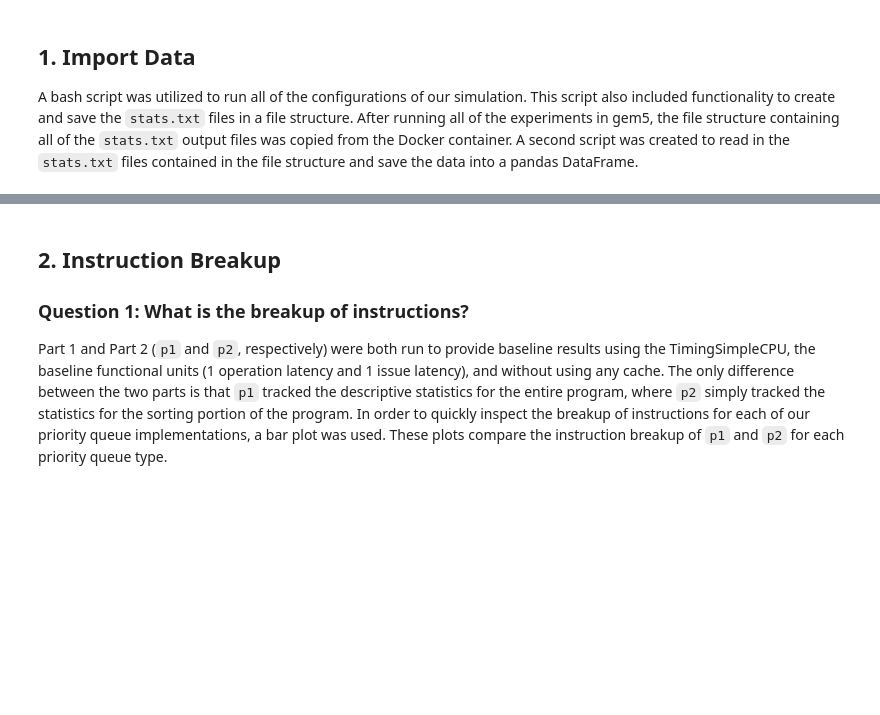
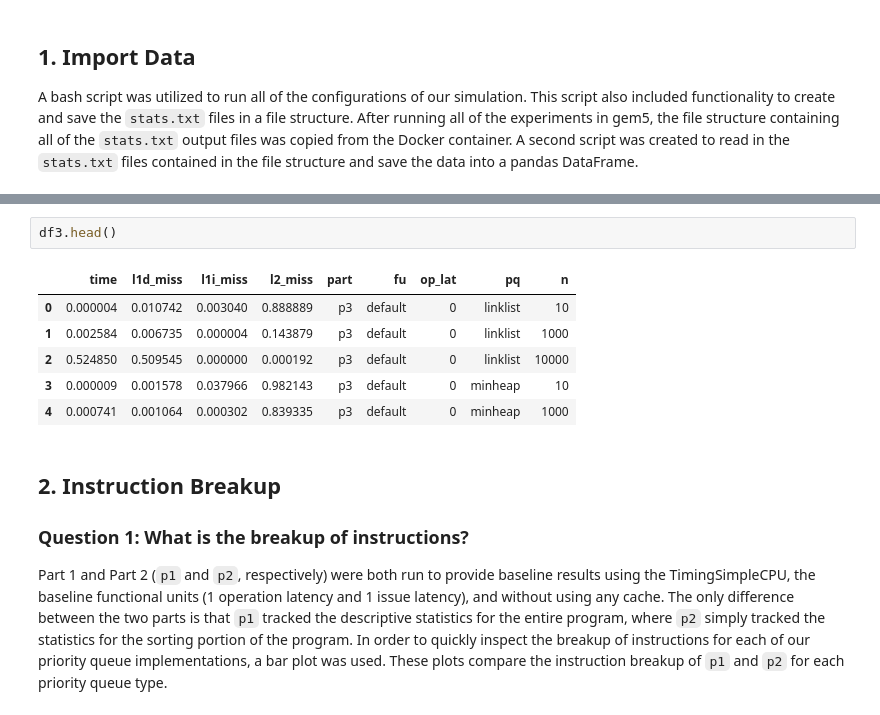
Before and after one commit to c14kevincardenas/cs5200-project2, a Jupyter notebook: report.ipynb, the cells around one changed output, grey strips where cells are left out. Cells and saved outputs as stored; diff of their text form; blank space fills up the shorter version.

```diff
--- a/report.ipynb
+++ b/report.ipynb
@@ -51,3 +44,12 @@ df2.head()
+# %%
+df3.head()
+# %% [output]
+|  | time | l1d_miss | l1i_miss | l2_miss | part | fu | op_lat | pq | n |
+| 0 | 0.000004 | 0.010742 | 0.003040 | 0.888889 | p3 | default | 0 | linklist | 10 |
+| 1 | 0.002584 | 0.006735 | 0.000004 | 0.143879 | p3 | default | 0 | linklist | 1000 |
+| 2 | 0.524850 | 0.509545 | 0.000000 | 0.000192 | p3 | default | 0 | linklist | 10000 |
+| 3 | 0.000009 | 0.001578 | 0.037966 | 0.982143 | p3 | default | 0 | minheap | 10 |
+| 4 | 0.000741 | 0.001064 | 0.000302 | 0.839335 | p3 | default | 0 | minheap | 1000 |
 # %% [markdown]
 ## 2. Instruction Breakup
 ### Question 1: What is the breakup of instructions?
```
Also changed, not shown: parts of 8 cells of this notebook, 2 other files.
